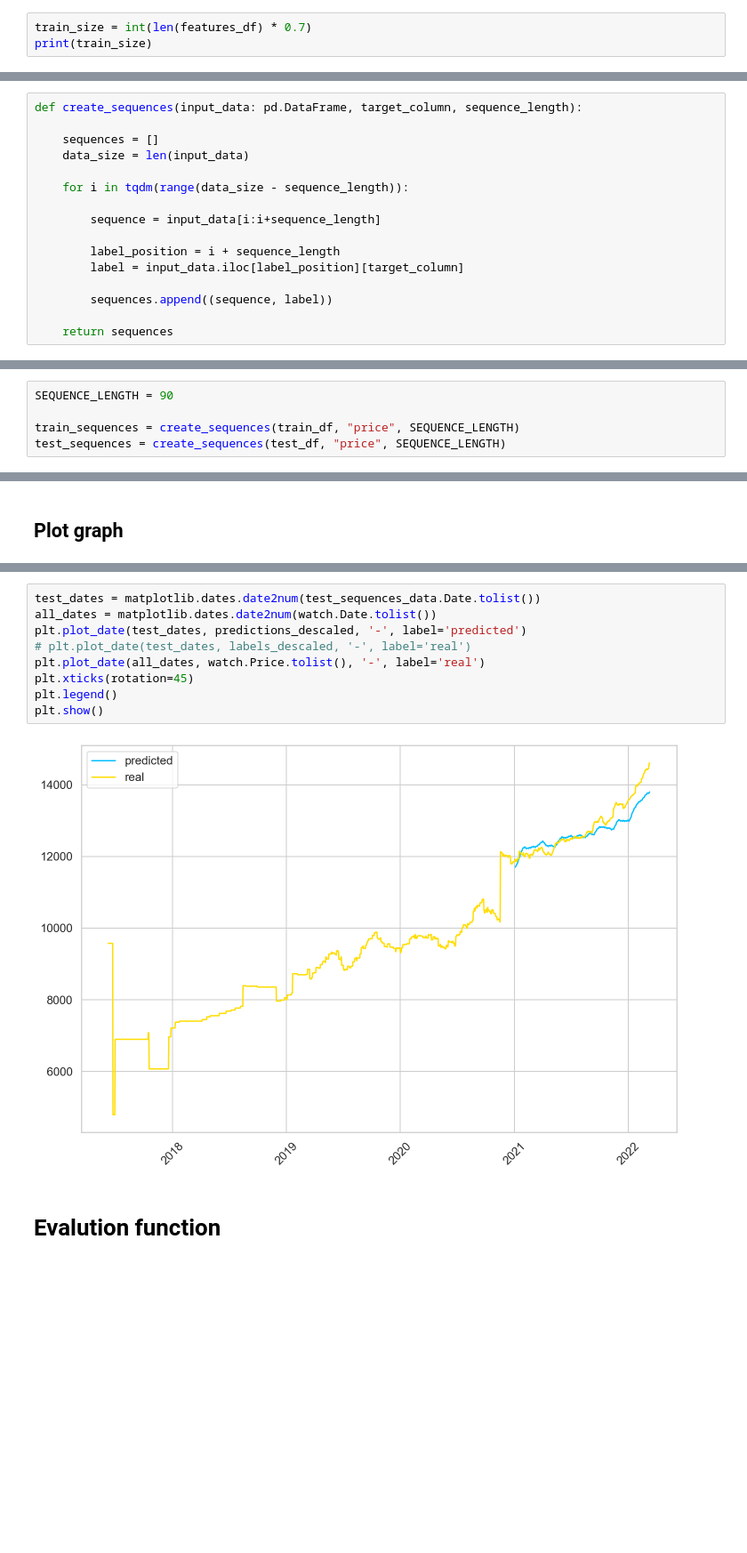
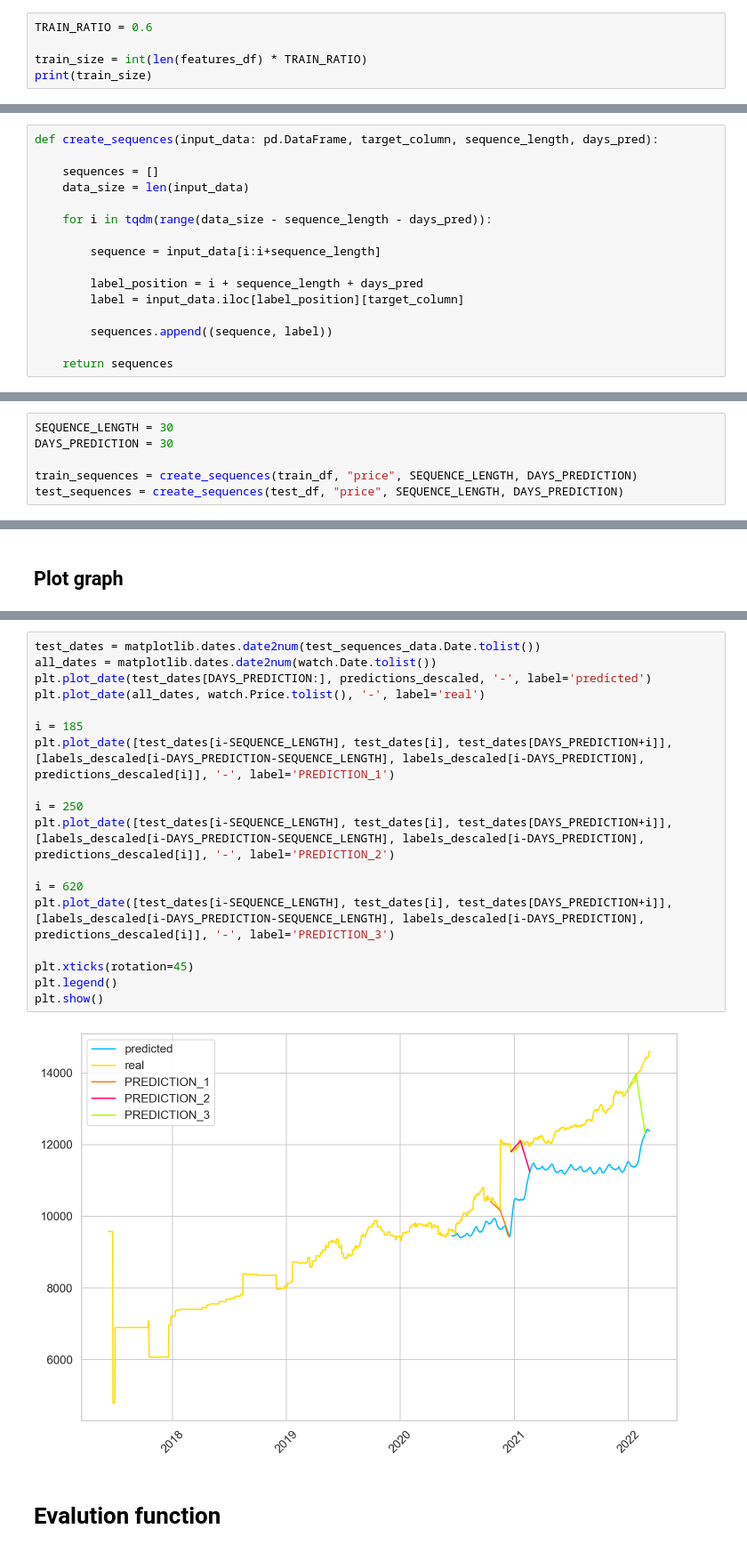
Before and after one commit to Thetang-145/BIA-WatchLists, a Jupyter notebook: Multivariate_TSF_with_LSTM.ipynb, the cells around one changed output, grey strips where cells are left out. Shown: that part at 89% size. Saved outputs shown, nothing was run; the diff lists cells and outputs as text; blank space fills up the shorter version.

Commit message:
update visualization

```diff
--- a/Multivariate_TSF_with_LSTM.ipynb
+++ b/Multivariate_TSF_with_LSTM.ipynb
@@ -165,4 +162,6 @@ features_df.head()
 # %%
-train_size = int(len(features_df) * 0.7)
+TRAIN_RATIO = 0.6
+
+train_size = int(len(features_df) * TRAIN_RATIO)
 print(train_size)
 # %% [output]
@@ -199,14 +198,14 @@ test_df.head()
 # %%
-def create_sequences(input_data: pd.DataFrame, target_column, sequence_length):
+def create_sequences(input_data: pd.DataFrame, target_column, sequence_length, days_pred):
 
     sequences = []
     data_size = len(input_data)
 
-    for i in tqdm(range(data_size - sequence_length)):
+    for i in tqdm(range(data_size - sequence_length - days_pred)):
 
         sequence = input_data[i:i+sequence_length]
 
-        label_position = i + sequence_length
+        label_position = i + sequence_length + days_pred
         label = input_data.iloc[label_position][target_column]
 
         sequences.append((sequence, label))
@@ -217,8 +216,9 @@ def create_sequences(input_data: pd.DataFrame, target_column, sequence_length):
 # %%
-SEQUENCE_LENGTH = 90
+SEQUENCE_LENGTH = 30
+DAYS_PREDICTION = 30
 
-train_sequences = create_sequences(train_df, "price", SEQUENCE_LENGTH)
-test_sequences = create_sequences(test_df, "price", SEQUENCE_LENGTH)
+train_sequences = create_sequences(train_df, "price", SEQUENCE_LENGTH, DAYS_PREDICTION)
+test_sequences = create_sequences(test_df, "price", SEQUENCE_LENGTH, DAYS_PREDICTION)
 # %%
 print(f"Sequence shape: {train_sequences[0][0].shape}")
 print(f"Train length: {len(train_sequences)}")
@@ -503,14 +502,26 @@ print(test_sequences_data.shape)
 # %%
 test_dates = matplotlib.dates.date2num(test_sequences_data.Date.tolist())
 all_dates = matplotlib.dates.date2num(watch.Date.tolist())
-plt.plot_date(test_dates, predictions_descaled, '-', label='predicted')
-# plt.plot_date(test_dates, labels_descaled, '-', label='real')
+plt.plot_date(test_dates[DAYS_PREDICTION:], predictions_descaled, '-', label='predicted')
 plt.plot_date(all_dates, watch.Price.tolist(), '-', label='real')
+
+i = 185
+plt.plot_date([test_dates[i-SEQUENCE_LENGTH], test_dates[i], test_dates[DAYS_PREDICTION+i]],
+[labels_descaled[i-DAYS_PREDICTION-SEQUENCE_LENGTH], labels_descaled[i-DAYS_PREDICTION], predictions_descaled[i]], '-', label='PREDICTION_1')
+
+i = 250
+plt.plot_date([test_dates[i-SEQUENCE_LENGTH], test_dates[i], test_dates[DAYS_PREDICTION+i]],
+[labels_descaled[i-DAYS_PREDICTION-SEQUENCE_LENGTH], labels_descaled[i-DAYS_PREDICTION], predictions_descaled[i]], '-', label='PREDICTION_2')
+
+i = 620
+plt.plot_date([test_dates[i-SEQUENCE_LENGTH], test_dates[i], test_dates[DAYS_PREDICTION+i]],
+[labels_descaled[i-DAYS_PREDICTION-SEQUENCE_LENGTH], labels_descaled[i-DAYS_PREDICTION], predictions_descaled[i]], '-', label='PREDICTION_3')
+
 plt.xticks(rotation=45)
 plt.legend()
 plt.show()
 # %% [output]
-[figure, old version]
+[figure, new version]
 # %% [markdown]
 # Evalution function
 # %%
```
Also changed, not shown: parts of 17 cells of this notebook.
